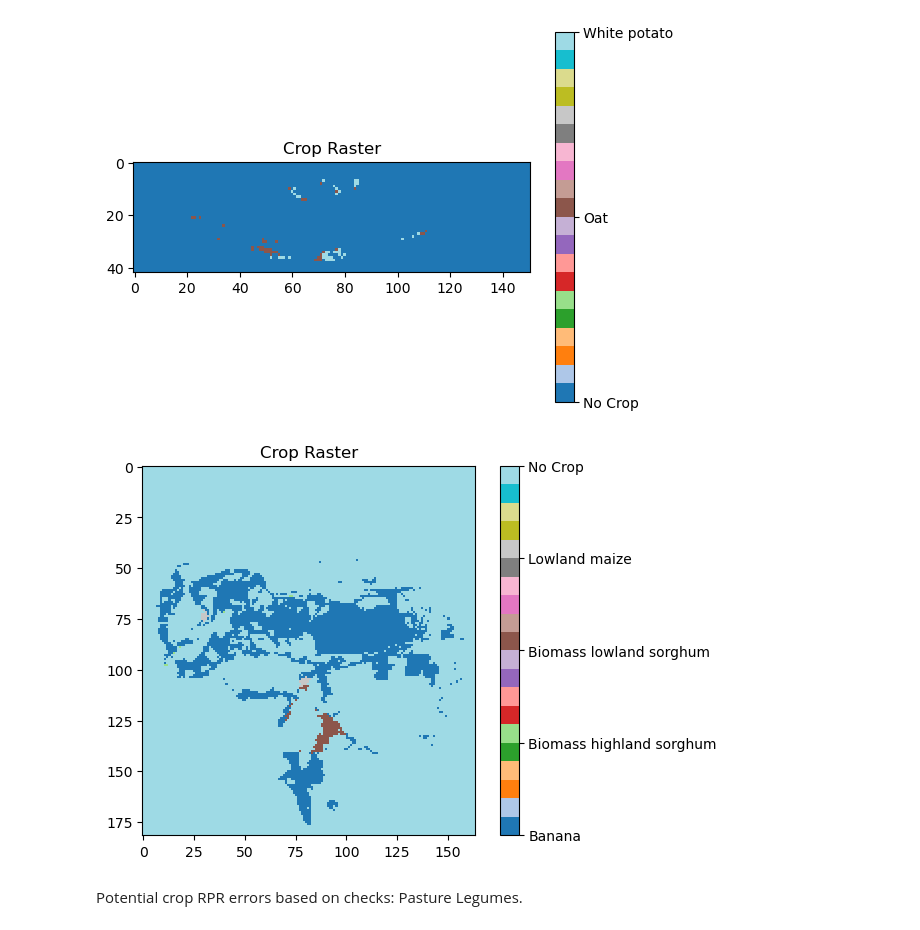
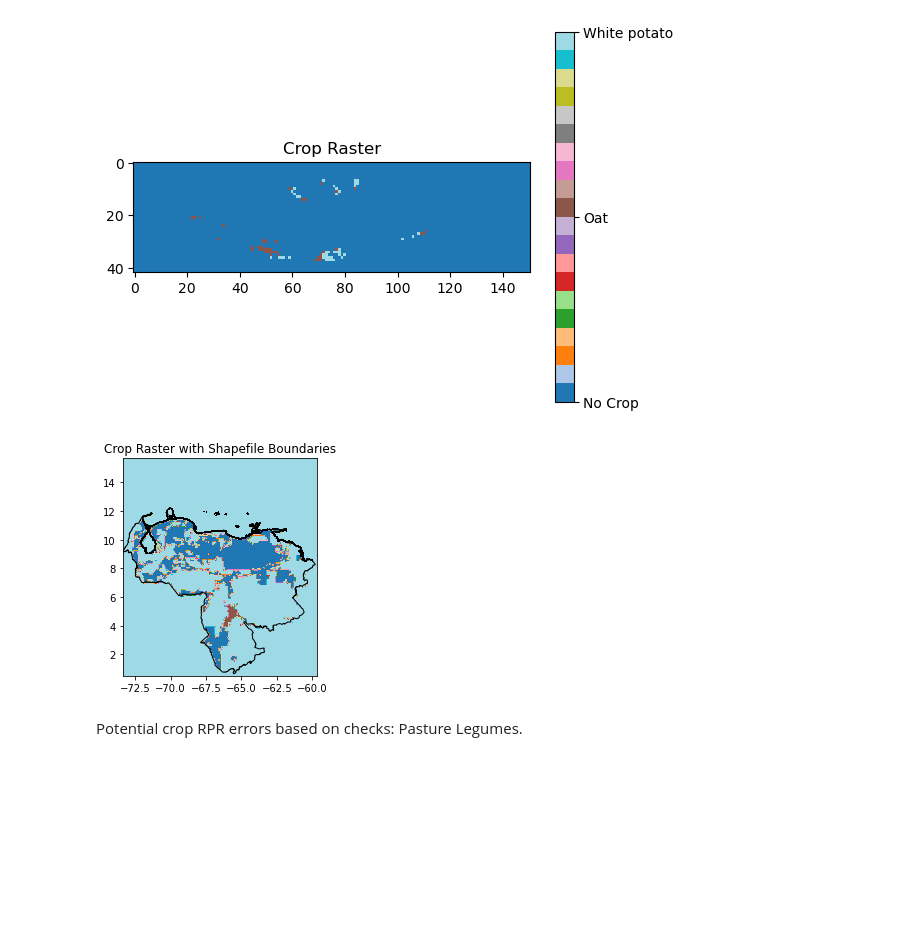
Before and after one commit to ClimateCompatibleGrowth/BEPMAT, a Jupyter notebook: Functions.ipynb, the cells around one changed output. Drawn from its saved outputs; the diff is of its cells as text; code cells hidden in the pictures; blank space fills up the shorter version.

```diff
--- a/Functions.ipynb
+++ b/Functions.ipynb
@@ -323,0 +479,4 @@ def get_actual_data_biomass_potential_all(shapefile, time_period, water_supply):
+# %%
+with rasterio.open(test) as src:
+    crs= src.crs
+crs
@@ -1310,31 +1471,69 @@ plt.show()
 # %%
 import numpy as np
 import matplotlib.pyplot as plt
+import rasterio
+from rasterio.plot import show
+from rasterio.transform import Affine
+from rasterio.io import MemoryFile
 
 # Assuming you have already obtained the 'max_crops' array
+# and the 'venezuela_crop' array containing crop names for each pixel
 
 # Define a colormap for different crops
 cmap = plt.get_cmap('tab20')
 
 # Create a color index array based on the unique crop names
 crop_names = np.unique(venezuela_crop)
 crop_indices = {crop: i for i, crop in enumerate(crop_names)}
 
 # Convert crop names to corresponding color indices
 color_index = np.vectorize(crop_indices.get)(venezuela_crop)
 
-# Plot the raster
-plt.imshow(color_index, cmap=cmap, interpolation='nearest')
+# Assuming you have loaded the shapefile using rasterio
+# and obtained the 'standard_transform' object
+with rasterio.open(potential_yield.iloc[2,14].strip()) as src:
+        standard_transform = src.transform
+        standard_crs= src.crs
 
-# Add a colorbar legend for crop names
-cbar = plt.colorbar(ticks=np.arange(len(crop_names)))
-cbar.ax.set_yticklabels(crop_names)
+# Get the pixel size from the standard_transform
+pixel_size_x = standard_transform.a
+pixel_size_y = standard_transform.e
 
-# Set the title and show the plot
-plt.title('Crop Raster')
-plt.show()
+venezuela_bounds = venezuela.bounds
+
+# Get the boundary values from the shapefile
+xmin = venezuela_bounds['minx'].min()
+xmax = venezuela_bounds['maxx'].max()
+ymin = venezuela_bounds['miny'].min()
+ymax = venezuela_bounds['maxy'].max()
+# Calculate the number of rows and columns in the raster
+rows, cols = color_index.shape
+
+# Create the transformation matrix for the raster
+transform = Affine(pixel_size_x, 0, xmin,
+                   0, pixel_size_y, ymax)
+
+# Create a memory file to store the raster
+with MemoryFile() as memfile:
+    # Create a new raster dataset
+    with memfile.open(driver='GTiff', height=rows, width=cols, count=1,
+                      dtype=color_index.dtype, crs=standard_crs,
+                      transform=transform) as dataset:
+        # Write the color_index array to the raster dataset
+        dataset.write(color_index, 1)
+
+        # Plot the raster with shapefile boundaries
+        show((dataset, 1), ax=plt.gca(), cmap=cmap)
+
+        # Plot the shapefile boundary
+        venezuela.plot(ax=plt.gca(), facecolor='none', edgecolor='black')
+
+
+    # Set the title and show the plot
+    plt.title('Crop Raster with Shapefile Boundaries')
+    plt.show()
 # %% [output]
-[figure, old version]
+[figure, new version]
 # %%
 # # Trying to create a function that gives us a raster with each crop assigned a different colour so that we can them
 # # altogether and analyse.
```
Also changed, not shown: parts of 7 cells of this notebook, 2 other files.
